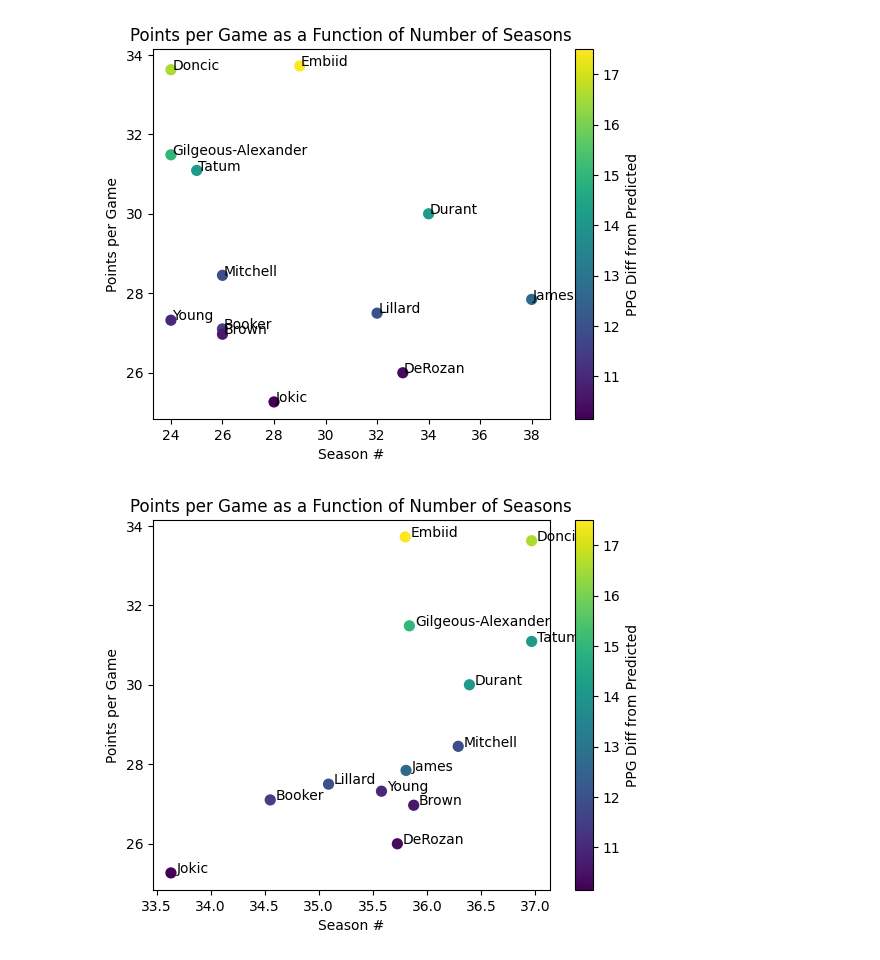
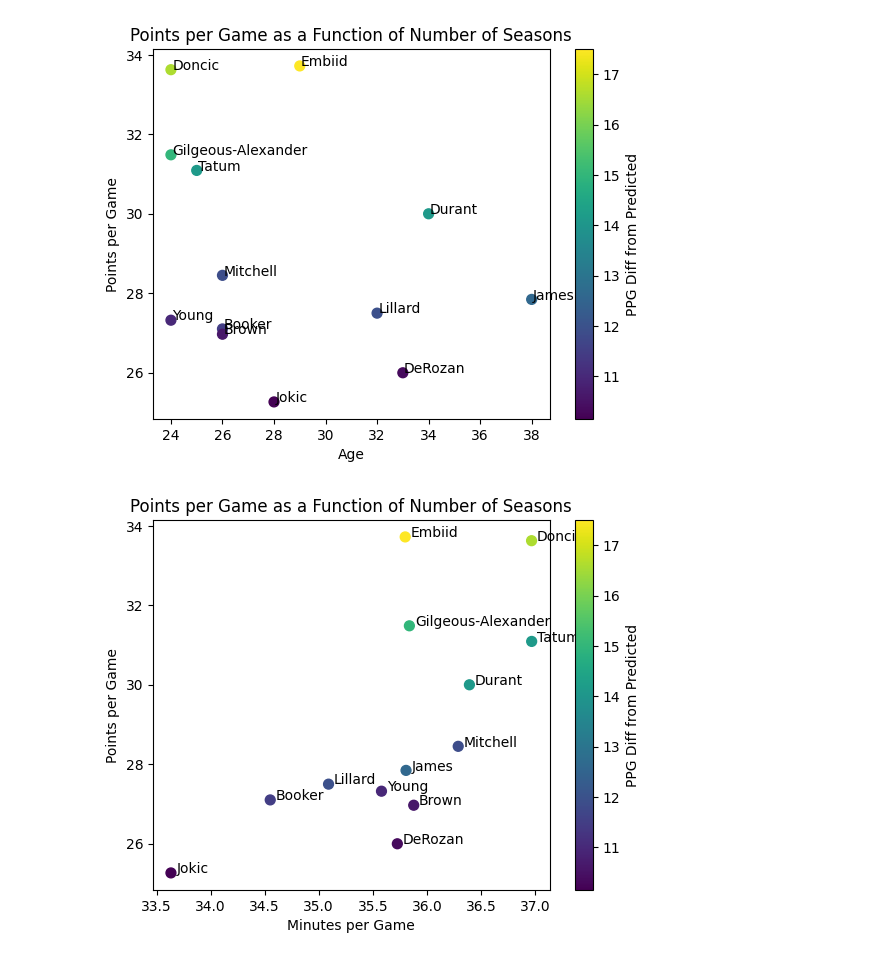
Before and after one commit to mariohoxha42/NBA-Analytics, a Jupyter notebook: notebooks/basketballProject/visuals/published-analysis/prediction-points/historical-based/historical-plus.ipynb, the cells around one changed output. Drawn from its saved outputs; the diff is of its cells as text; code cells hidden in the pictures.

```diff
--- a/notebooks/basketballProject/visuals/published-analysis/prediction-points/historical-based/historical-plus.ipynb
+++ b/notebooks/basketballProject/visuals/published-analysis/prediction-points/historical-based/historical-plus.ipynb
@@ -9,27 +9,27 @@ sliced_data = cleaned_data[(cleaned_data["PPG_PRED"] > 15) & (cleaned_data["PPG_
 # %%
 comp_vars = ["SEASON_NO/Season #","AGE/Age","MPG/Minutes per Game"]
 for var in comp_vars:
    var_x,var_xlabel = var.split("/")
    var_y = "PPG"
    var_c = "PPG_PRED_DIFF"
    chart_title = "Points per Game as a Function of Number of Seasons"
    ax = sliced_data.plot.scatter(x=var_x, y=var_y, c=var_c, title=chart_title, s=50)
 
    # Annotate each data point
    for i, txt in enumerate(sliced_data["PLAYER"]):
       player_name = txt.split(" ")[-1]
       if player_name == "Jr.":
          player_name = txt.split(" ")[-2] + " " + txt.split(" ")[-1]
       ax.annotate(player_name, (sliced_data[var_x].iat[i]+0.05, sliced_data[var_y].iat[i]))
 
-   ax.set_xlabel("Season #")
+   ax.set_xlabel(var_xlabel)
    ax.set_ylabel("Points per Game")
    f = plt.gcf()
    cax = f.get_axes()[1]
    cax.set_ylabel('PPG Diff from Predicted')
 
    plt.show()
 # %% [output]
 [figure]
-[figure, old version]
+[figure, new version]
-[figure, old version]
+[figure, new version]
```
Also changed, not shown: 8 other files.
